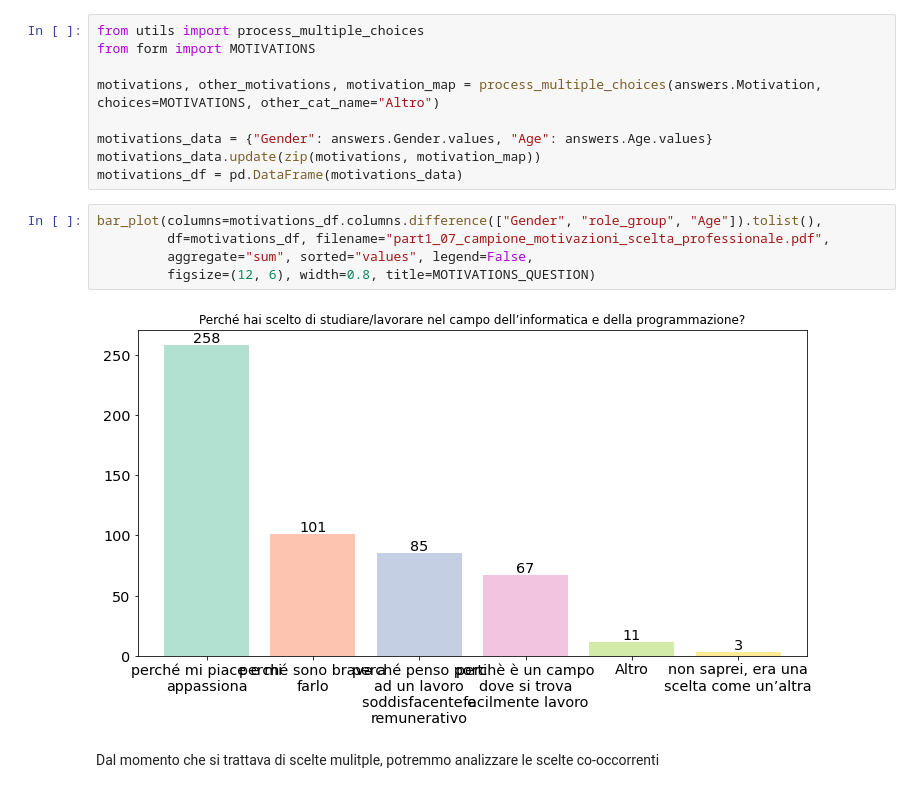
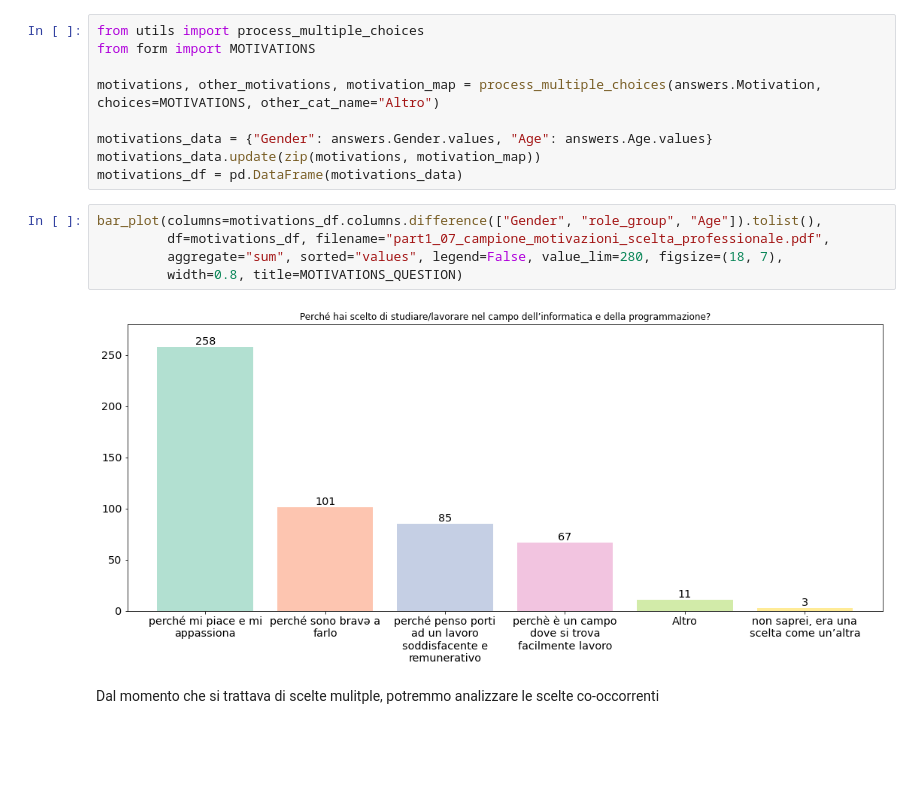
Before and after one commit to leriomaggio/dina-tech-hub-survey, a Jupyter notebook: survey_analysis_pres.ipynb, the cells around one changed output. Cells and saved outputs as stored; diff of their text form; blank space fills up the shorter version.

```diff
--- a/survey_analysis_pres.ipynb
+++ b/survey_analysis_pres.ipynb
@@ -193,10 +194,10 @@ motivations_df = pd.DataFrame(motivations_data)
 # %%
 bar_plot(columns=motivations_df.columns.difference(["Gender", "role_group", "Age"]).tolist(),
          df=motivations_df, filename="part1_07_campione_motivazioni_scelta_professionale.pdf",
-         aggregate="sum", sorted="values", legend=False,
-         figsize=(12, 6), width=0.8, title=MOTIVATIONS_QUESTION)
+         aggregate="sum", sorted="values", legend=False, value_lim=280, figsize=(18, 7),
+         width=0.8, title=MOTIVATIONS_QUESTION)
 # %% [output]
-[figure, old version]
+[figure, new version]
 # %% [markdown]
 Dal momento che si trattava di scelte mulitple, potremmo analizzare le scelte co-occorrenti
 # %%
```
Also changed, not shown: parts of 48 cells of this notebook.
